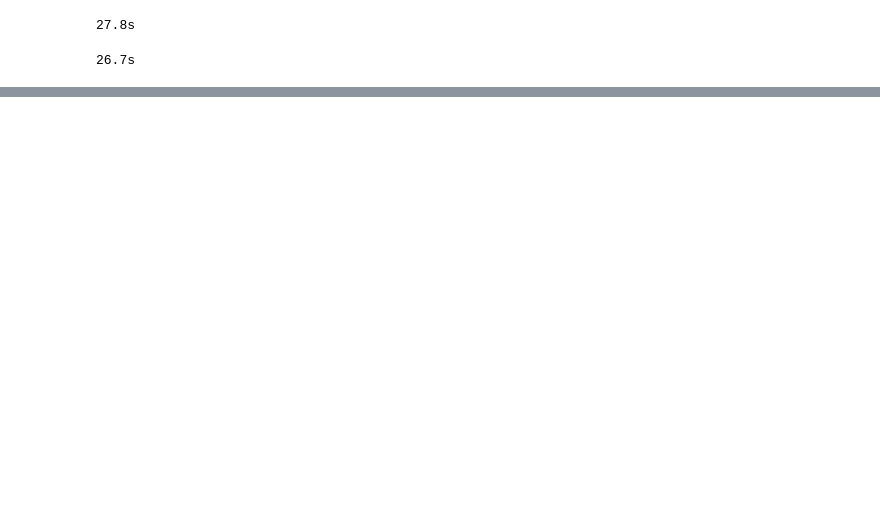
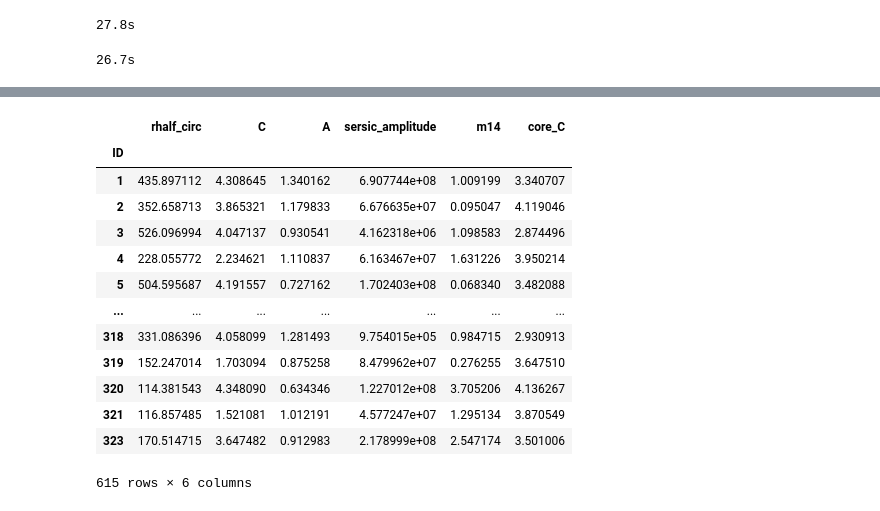
Before and after one commit to Kabelo-T/cluster_morph, a Jupyter notebook: multicam.ipynb, the cells around one changed output, grey strips where cells are left out. Saved outputs shown, nothing was run; the diff lists cells and outputs as text; code cells hidden in the pictures; blank space fills up the shorter version.

```diff
--- a/multicam.ipynb
+++ b/multicam.ipynb
@@ -371,0 +384,42 @@ print(f'{end - start:.1f}s')
+# %%
+m14 = futils.get_m14()
+m14 = m14.loc[sm_df_xy.index]
+m14_xyz = pd.concat([m14['proj_x'], m14['proj_y'], m14['proj_z']], axis=0)
+df1 = futils.get_morphologies('results/xy/r_0.03Mpc_205.csv')
+df2 = futils.get_morphologies('results/yz/r_0.03Mpc_205.csv')
+df3 = futils.get_morphologies('results/zx/r_0.03Mpc_205.csv')
+inner_df = pd.concat([df1, df2, df3])
+iconc = inner_df['C']
+iconc.name = 'core_C'
+df = pd.concat([smdf, m14_xyz, iconc], axis=1)
+df.drop(columns=['xc_centroid', 'yc_centroid', 'ellipticity_asymmetry',
+                 'ellipticity_centroid', 'elongation_asymmetry', 'elongation_centroid',
+                 'orientation_centroid', 'xc_asymmetry', 'yc_asymmetry',
+                 'orientation_asymmetry', 'rpetro_circ', 'rpetro_ellip',
+                 'r20', 'r50', 'r80', 'F(G, M20)',
+                 'S(G, M20)', 'sersic_n', 'sersic_xc', 'sersic_yc',
+                 'sersic_ellip', 'sersic_theta', 'sersic_chi2_dof',
+                 'rhalf_ellip', 'M20', 'S', 'sersic_rhalf', 'Gini'],
+        inplace=True)
+df.rename(columns={0: 'm14'}, inplace=True)
+
+mah_dict = futils.get_mah_all()
+mah, common_aexp = datutils.interp_ma(mah_dict)
+stacked_mah = np.vstack([mah]*3)  # because we have 3 projections
+# %%
+df
+# %% [output]
+|  | rhalf_circ | C | A | sersic_amplitude | m14 | core_C |
+| ID |  |  |  |  |  |  |
+| 1 | 435.897112 | 4.308645 | 1.340162 | 6.907744e+08 | 1.009199 | 3.340707 |
+| 2 | 352.658713 | 3.865321 | 1.179833 | 6.676635e+07 | 0.095047 | 4.119046 |
+| 3 | 526.096994 | 4.047137 | 0.930541 | 4.162318e+06 | 1.098583 | 2.874496 |
+| 4 | 228.055772 | 2.234621 | 1.110837 | 6.163467e+07 | 1.631226 | 3.950214 |
+| 5 | 504.595687 | 4.191557 | 0.727162 | 1.702403e+08 | 0.068340 | 3.482088 |
+| ... | ... | ... | ... | ... | ... | ... |
+| 318 | 331.086396 | 4.058099 | 1.281493 | 9.754015e+05 | 0.984715 | 2.930913 |
+| 319 | 152.247014 | 1.703094 | 0.875258 | 8.479962e+07 | 0.276255 | 3.647510 |
+| 320 | 114.381543 | 4.348090 | 0.634346 | 1.227012e+08 | 3.705206 | 4.136267 |
+| 321 | 116.857485 | 1.521081 | 1.012191 | 4.577247e+07 | 1.295134 | 3.870549 |
+| 323 | 170.514715 | 3.647482 | 0.912983 | 2.178999e+08 | 2.547174 | 3.501006 |
+615 rows × 6 columns
```
Also changed, not shown: parts of 14 cells of this notebook, 6 other files.
